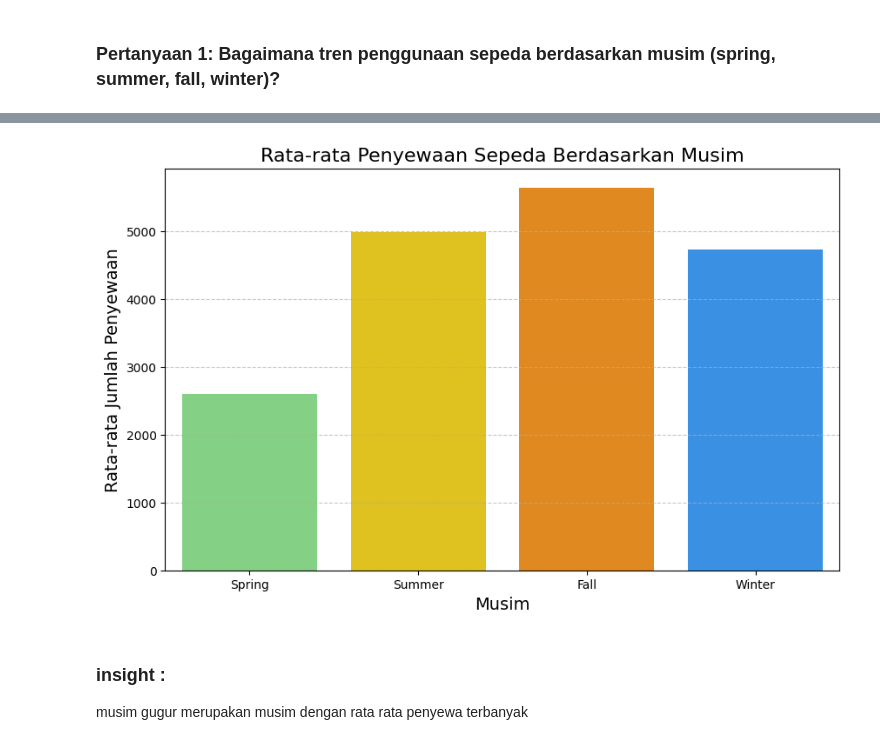
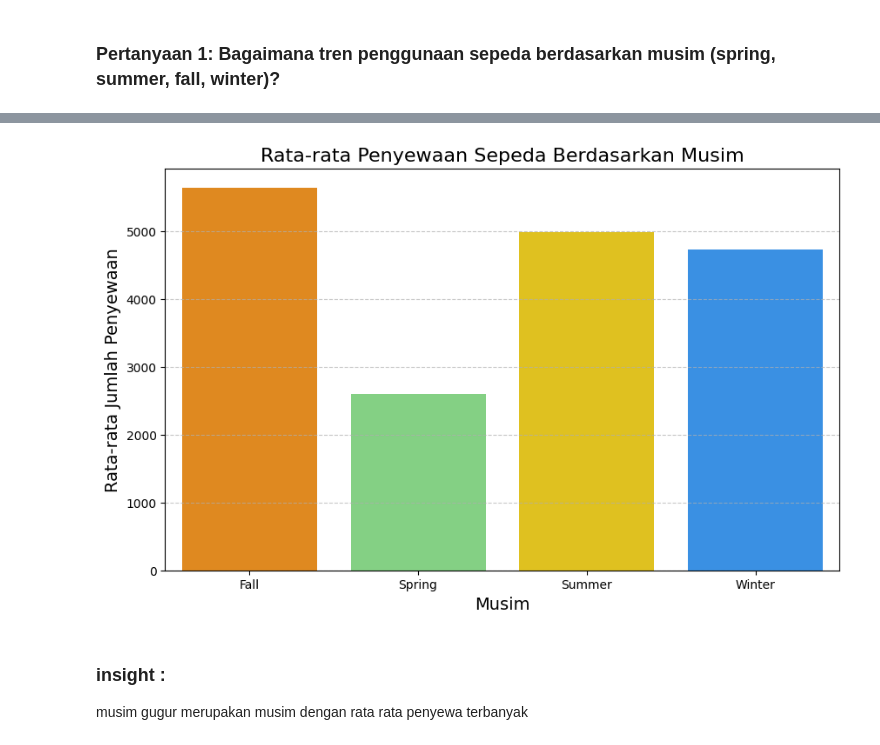
Before and after one commit to desssti06/desti-bike-sharing-analysis, a Jupyter notebook: notebook.ipynb, the cells around one changed output, grey strips where cells are left out. Drawn from its saved outputs; the diff is of its cells as text; code cells hidden in the pictures.

```diff
--- a/notebook.ipynb
+++ b/notebook.ipynb
@@ -543,36 +537,26 @@ trend_musim.head()
 # %%
-import pandas as pd
-import seaborn as sns
-import matplotlib.pyplot as plt
-
-# Mapping angka musim ke label nama musim
-season_labels = {1: "Spring", 2: "Summer", 3: "Fall", 4: "Winter"}
-
-# Menghitung rata-rata jumlah penyewaan sepeda per musim
-trend_musim["Musim"] = trend_musim["season_x"].map(season_labels)
-
 # Custom warna untuk musim
 custom_palette = {
     "Spring": "#77DD77",
     "Summer": "#FFD700",
     "Fall": "#FF8C00",
     "Winter": "#1E90FF"
 }
 
 # Membuat bar plot
 plt.figure(figsize=(10, 6))
-sns.barplot(x="Musim", y="cnt_x", data=trend_musim, hue="Musim", palette=custom_palette, legend=False)
+sns.barplot(x="season_x", y="cnt_x", hue="season_x", data=ratarata_trend_musim, palette=custom_palette, legend=False)
 
 # Menambahkan judul dan label
 plt.title("Rata-rata Penyewaan Sepeda Berdasarkan Musim", fontsize=16)
 plt.xlabel("Musim", fontsize=14)
 plt.ylabel("Rata-rata Jumlah Penyewaan", fontsize=14)
 plt.grid(axis="y", linestyle="--", alpha=0.7)
 
 # Menampilkan plot
 plt.show()
 # %% [output]
-[figure, old version]
+[figure, new version]
 # %% [markdown]
 ### insight :
 musim gugur merupakan musim dengan rata rata penyewa terbanyak
```
Also changed, not shown: parts of 27 cells of this notebook, 5 other files.
